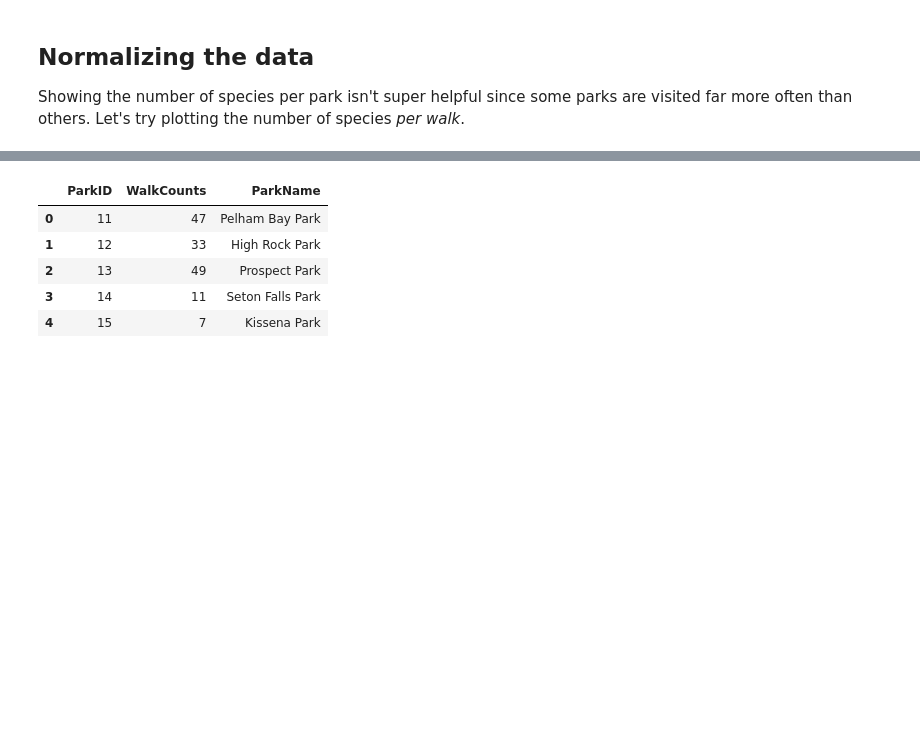
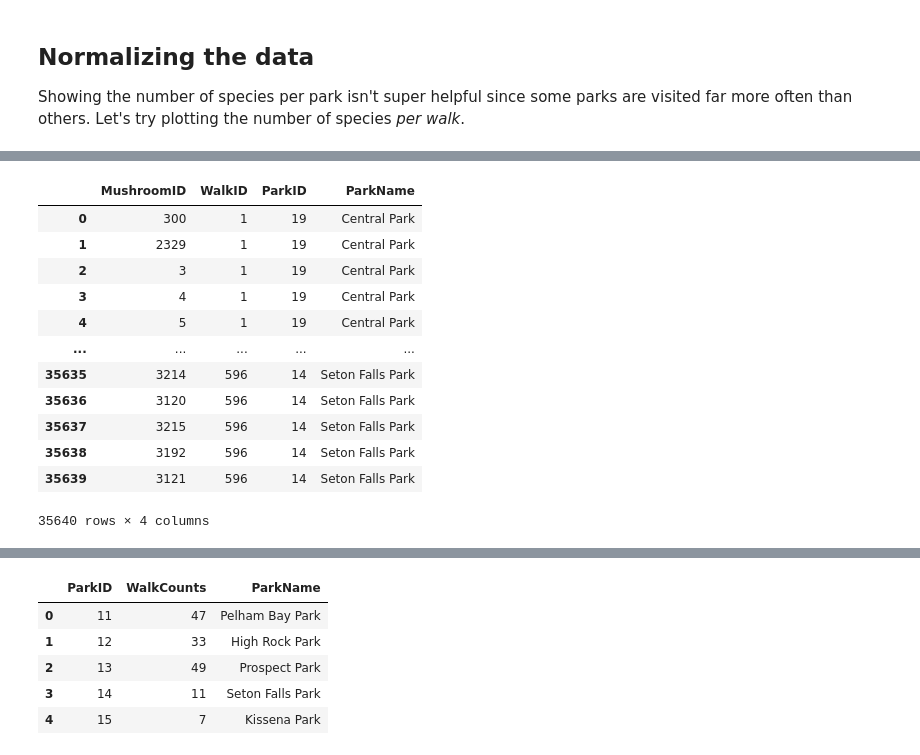
Before and after one commit to newyorkmyc/walks-list, a Jupyter notebook: mapping.ipynb, the cells around one changed output, grey strips where cells are left out. Drawn from its saved outputs; the diff is of its cells as text; code cells hidden in the pictures; blank space fills up the shorter version.

```diff
--- a/mapping.ipynb
+++ b/mapping.ipynb
@@ -251,0 +292,20 @@ dict_keys(['parks', 'broadgroups', 'parks_properties_20241008', 'mushroom', 'wal
+# %%
+(dfs['observations'][['MushroomID','WalkID','ParkID']]
+ .merge(dfs['parks'][['ParkID','ParkName']], on='ParkID')
+ .groupby('WalkID').agg('MushroomID')
+)
+grouped = df.groupby('A').agg({'B': 'sum', 'C': ['mean', 'max']})
+# %% [output]
+|  | MushroomID | WalkID | ParkID | ParkName |
+| 0 | 300 | 1 | 19 | Central Park |
+| 1 | 2329 | 1 | 19 | Central Park |
+| 2 | 3 | 1 | 19 | Central Park |
+| 3 | 4 | 1 | 19 | Central Park |
+| 4 | 5 | 1 | 19 | Central Park |
+| ... | ... | ... | ... | ... |
+| 35635 | 3214 | 596 | 14 | Seton Falls Park |
+| 35636 | 3120 | 596 | 14 | Seton Falls Park |
+| 35637 | 3215 | 596 | 14 | Seton Falls Park |
+| 35638 | 3192 | 596 | 14 | Seton Falls Park |
+| 35639 | 3121 | 596 | 14 | Seton Falls Park |
+35640 rows × 4 columns
```
Also changed, not shown: parts of 10 cells of this notebook, 1 other file.
